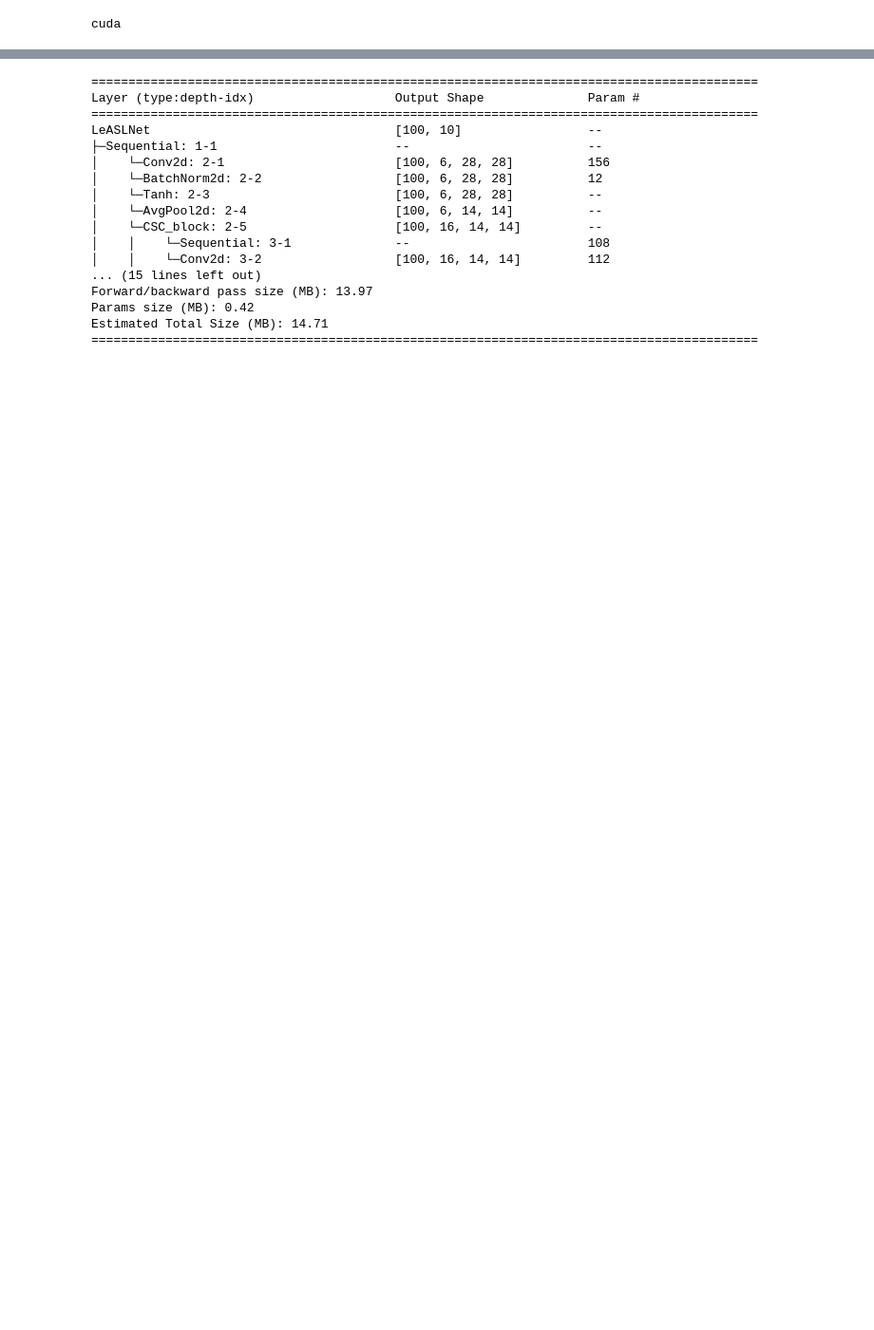
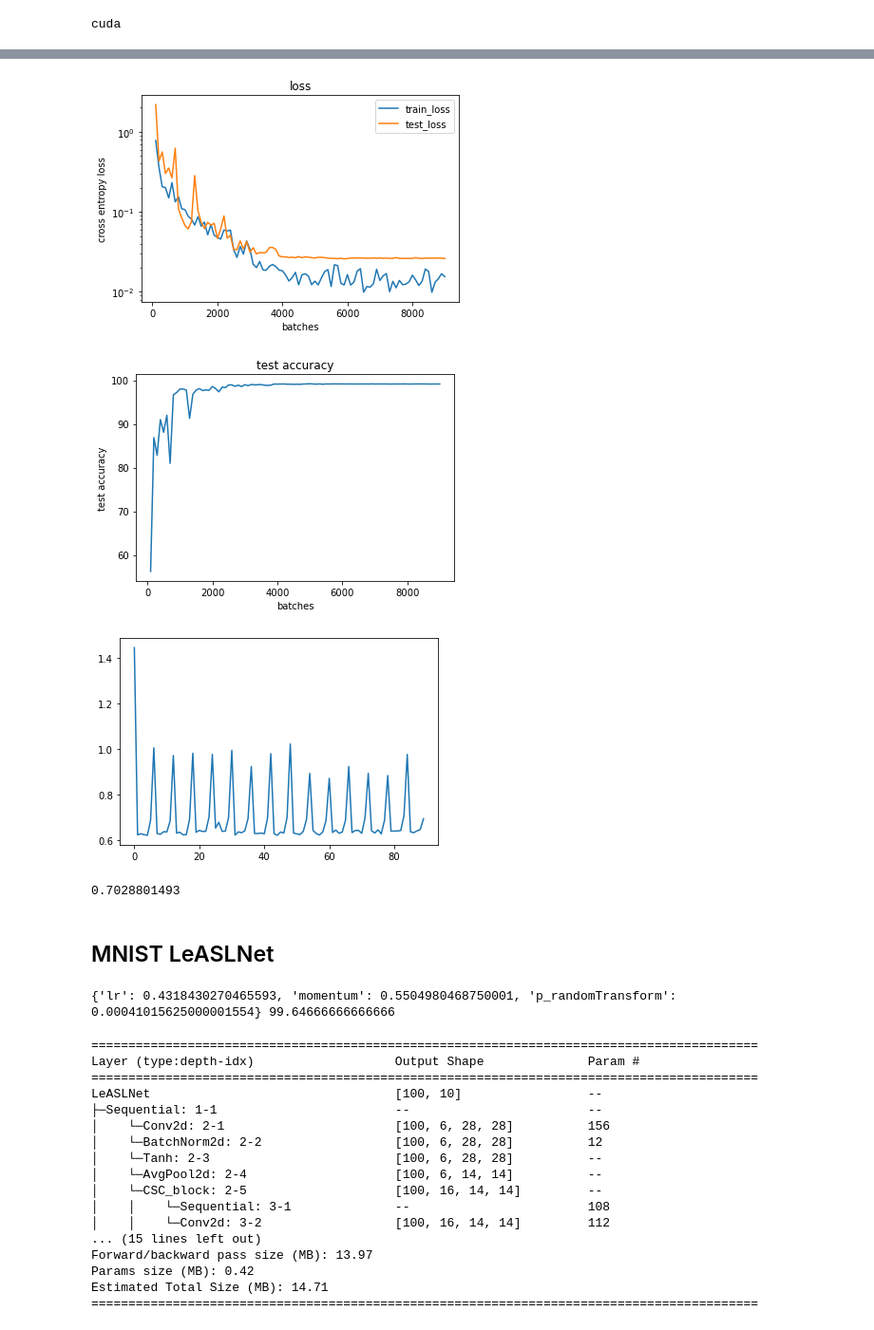
Before and after one commit to HeiseMax/ActiveShiftLayer, a Jupyter notebook: LeNet.ipynb, the cells around one changed output, grey strips where cells are left out. Shown at 95% size. Cells and saved outputs as stored; diff of their text form; code cells hidden in the pictures; blank space fills up the shorter version.

Commit message:
hyperparameter optimizer, code cleanup

```diff
--- a/LeNet.ipynb
+++ b/LeNet.ipynb
@@ -141,3 +89,30 @@ plt.show()
+# %%
+LeNN = torch.load("./models/LeNet/LeNet.pth")
+# %%
+plot_loss(LeNN)
+plot_acc(LeNN)
+
+plt.plot(LeNN.train_time)
+plt.show()
+print(np.mean(LeNN.train_time))
+# %% [output]
+[figure, added]
+[figure, added]
+[figure, added]
+0.7028801493
+# %% [markdown]
+## MNIST LeASLNet
+# %%
+# mock train_function of Optimizer to load the optimizer
+ASL_train_function = None
+
+with open('models/LeNet/LeASLNet_optimizer.pkl', 'rb') as file:
+    LeASLNet_optim = pickle.load(file)
+
+parameters, acc= LeASLNet_optim.get_best_parameters()
+print(parameters, acc)
+# %% [output]
+{'lr': 0.4318430270465593, 'momentum': 0.5504980468750001, 'p_randomTransform': 0.00041015625000001554} 99.64666666666666
 # %%
 from Models import LeASLNet
 
```
Also changed, not shown: parts of 24 cells of this notebook, 20 other files.
